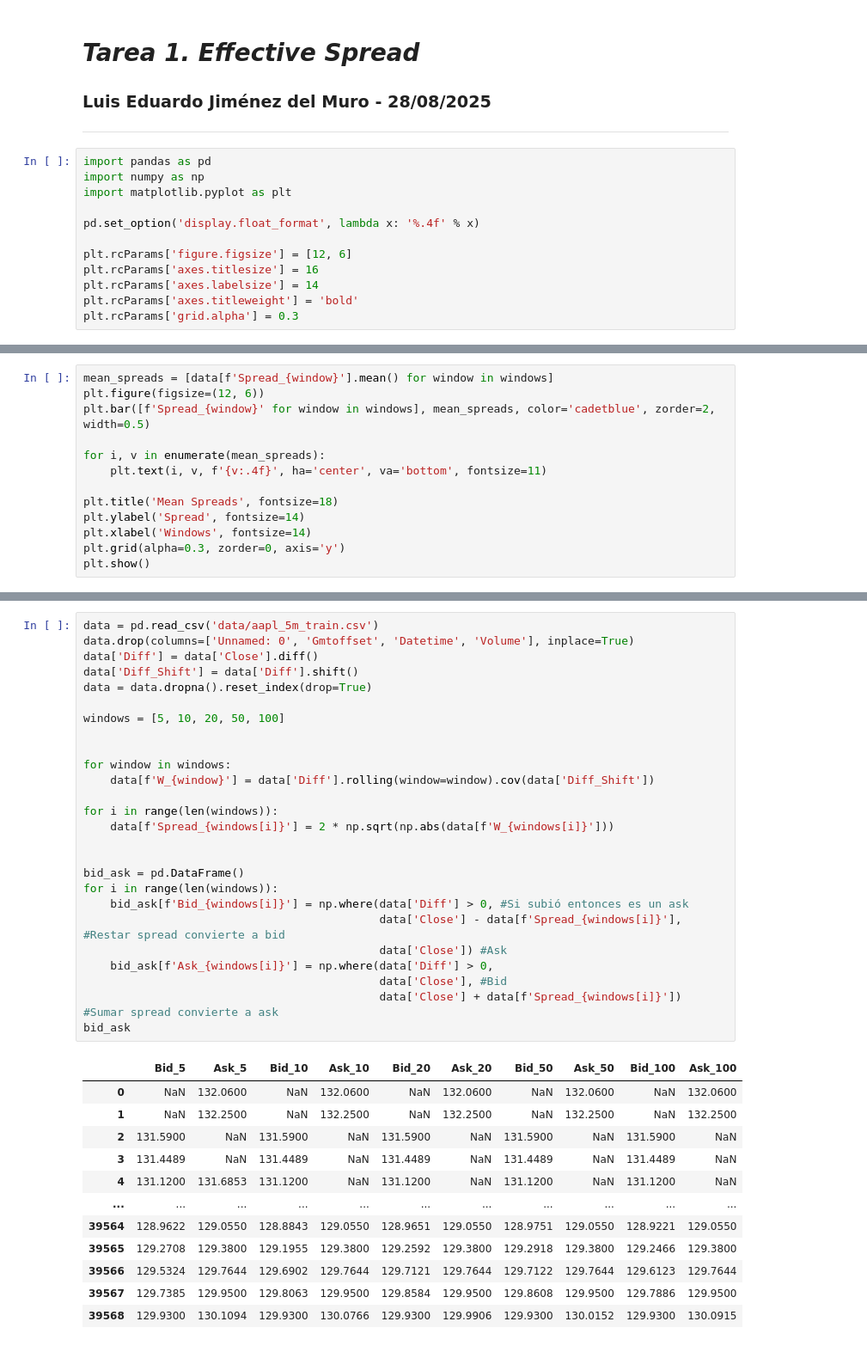
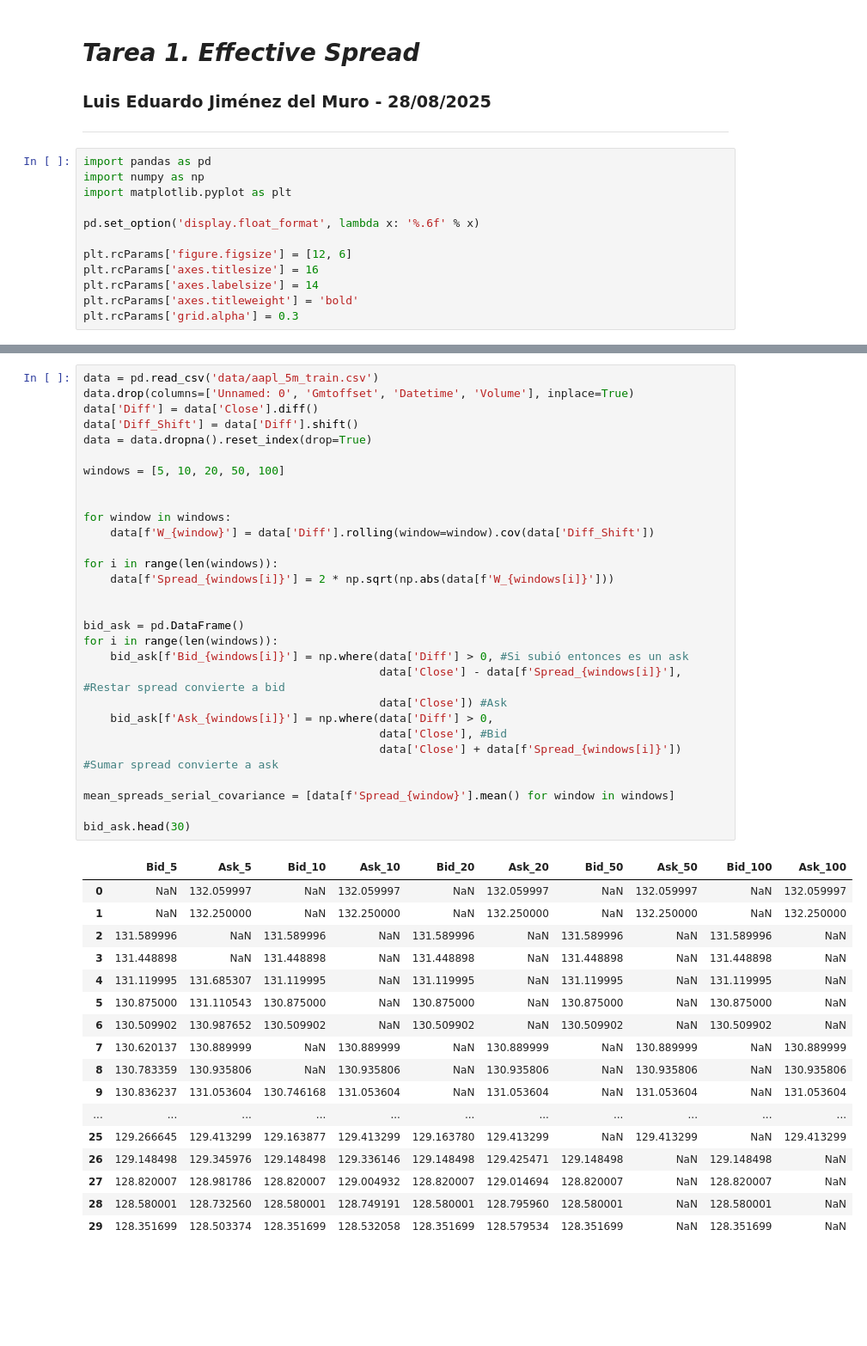
Before and after one commit to luisejdm/Microestructura_y_Sistemas_de_Trading, a Jupyter notebook: Tareas/Tarea01.ipynb, the cells around one changed output, grey strips where cells are left out. Shown at 86% size. Cells and saved outputs as stored; diff of their text form; blank space fills up the shorter version.

```diff
--- a/Tareas/Tarea01.ipynb
+++ b/Tareas/Tarea01.ipynb
@@ -9,7 +9,7 @@ import pandas as pd
 import numpy as np
 import matplotlib.pyplot as plt
 
-pd.set_option('display.float_format', lambda x: '%.4f' % x)
+pd.set_option('display.float_format', lambda x: '%.6f' % x)
 
 plt.rcParams['figure.figsize'] = [12, 6]
 plt.rcParams['axes.titlesize'] = 16
@@ -80,13 +74,0 @@ plt.show()
-# %%
-mean_spreads = [data[f'Spread_{window}'].mean() for window in windows]
-plt.figure(figsize=(12, 6))
-plt.bar([f'Spread_{window}' for window in windows], mean_spreads, color='cadetblue', zorder=2, width=0.5)
-
-for i, v in enumerate(mean_spreads):
-    plt.text(i, v, f'{v:.4f}', ha='center', va='bottom', fontsize=11)
-
-plt.title('Mean Spreads', fontsize=18)
-plt.ylabel('Spread', fontsize=14)
-plt.xlabel('Windows', fontsize=14)
-plt.grid(alpha=0.3, zorder=0, axis='y')
-plt.show()
@@ -97,39 +97,47 @@ plt.show()
 # %%
 data = pd.read_csv('data/aapl_5m_train.csv')
 data.drop(columns=['Unnamed: 0', 'Gmtoffset', 'Datetime', 'Volume'], inplace=True)
 data['Diff'] = data['Close'].diff()
 data['Diff_Shift'] = data['Diff'].shift()
 data = data.dropna().reset_index(drop=True)
 
 windows = [5, 10, 20, 50, 100]
 
 
 for window in windows:
     data[f'W_{window}'] = data['Diff'].rolling(window=window).cov(data['Diff_Shift'])
 
 for i in range(len(windows)):
     data[f'Spread_{windows[i]}'] = 2 * np.sqrt(np.abs(data[f'W_{windows[i]}']))
 
 
 bid_ask = pd.DataFrame()
 for i in range(len(windows)):
     bid_ask[f'Bid_{windows[i]}'] = np.where(data['Diff'] > 0, #Si subió entonces es un ask
                                             data['Close'] - data[f'Spread_{windows[i]}'], #Restar spread convierte a bid
                                             data['Close']) #Ask
     bid_ask[f'Ask_{windows[i]}'] = np.where(data['Diff'] > 0,
                                             data['Close'], #Bid
                                             data['Close'] + data[f'Spread_{windows[i]}']) #Sumar spread convierte a ask
-bid_ask
+
+mean_spreads_serial_covariance = [data[f'Spread_{window}'].mean() for window in windows]
+
+bid_ask.head(30)
 # %% [output]
 |  | Bid_5 | Ask_5 | Bid_10 | Ask_10 | Bid_20 | Ask_20 | Bid_50 | Ask_50 | Bid_100 | Ask_100 |
-| 0 | NaN | 132.0600 | NaN | 132.0600 | NaN | 132.0600 | NaN | 132.0600 | NaN | 132.0600 |
-| 1 | NaN | 132.2500 | NaN | 132.2500 | NaN | 132.2500 | NaN | 132.2500 | NaN | 132.2500 |
-| 2 | 131.5900 | NaN | 131.5900 | NaN | 131.5900 | NaN | 131.5900 | NaN | 131.5900 | NaN |
-| 3 | 131.4489 | NaN | 131.4489 | NaN | 131.4489 | NaN | 131.4489 | NaN | 131.4489 | NaN |
-| 4 | 131.1200 | 131.6853 | 131.1200 | NaN | 131.1200 | NaN | 131.1200 | NaN | 131.1200 | NaN |
+| 0 | NaN | 132.059997 | NaN | 132.059997 | NaN | 132.059997 | NaN | 132.059997 | NaN | 132.059997 |
+| 1 | NaN | 132.250000 | NaN | 132.250000 | NaN | 132.250000 | NaN | 132.250000 | NaN | 132.250000 |
+| 2 | 131.589996 | NaN | 131.589996 | NaN | 131.589996 | NaN | 131.589996 | NaN | 131.589996 | NaN |
+| 3 | 131.448898 | NaN | 131.448898 | NaN | 131.448898 | NaN | 131.448898 | NaN | 131.448898 | NaN |
+| 4 | 131.119995 | 131.685307 | 131.119995 | NaN | 131.119995 | NaN | 131.119995 | NaN | 131.119995 | NaN |
+| 5 | 130.875000 | 131.110543 | 130.875000 | NaN | 130.875000 | NaN | 130.875000 | NaN | 130.875000 | NaN |
+| 6 | 130.509902 | 130.987652 | 130.509902 | NaN | 130.509902 | NaN | 130.509902 | NaN | 130.509902 | NaN |
+| 7 | 130.620137 | 130.889999 | NaN | 130.889999 | NaN | 130.889999 | NaN | 130.889999 | NaN | 130.889999 |
+| 8 | 130.783359 | 130.935806 | NaN | 130.935806 | NaN | 130.935806 | NaN | 130.935806 | NaN | 130.935806 |
+| 9 | 130.836237 | 131.053604 | 130.746168 | 131.053604 | NaN | 131.053604 | NaN | 131.053604 | NaN | 131.053604 |
 | ... | ... | ... | ... | ... | ... | ... | ... | ... | ... | ... |
-| 39564 | 128.9622 | 129.0550 | 128.8843 | 129.0550 | 128.9651 | 129.0550 | 128.9751 | 129.0550 | 128.9221 | 129.0550 |
-| 39565 | 129.2708 | 129.3800 | 129.1955 | 129.3800 | 129.2592 | 129.3800 | 129.2918 | 129.3800 | 129.2466 | 129.3800 |
-| 39566 | 129.5324 | 129.7644 | 129.6902 | 129.7644 | 129.7121 | 129.7644 | 129.7122 | 129.7644 | 129.6123 | 129.7644 |
-| 39567 | 129.7385 | 129.9500 | 129.8063 | 129.9500 | 129.8584 | 129.9500 | 129.8608 | 129.9500 | 129.7886 | 129.9500 |
-| 39568 | 129.9300 | 130.1094 | 129.9300 | 130.0766 | 129.9300 | 129.9906 | 129.9300 | 130.0152 | 129.9300 | 130.0915 |
+| 25 | 129.266645 | 129.413299 | 129.163877 | 129.413299 | 129.163780 | 129.413299 | NaN | 129.413299 | NaN | 129.413299 |
+| 26 | 129.148498 | 129.345976 | 129.148498 | 129.336146 | 129.148498 | 129.425471 | 129.148498 | NaN | 129.148498 | NaN |
+| 27 | 128.820007 | 128.981786 | 128.820007 | 129.004932 | 128.820007 | 129.014694 | 128.820007 | NaN | 128.820007 | NaN |
+| 28 | 128.580001 | 128.732560 | 128.580001 | 128.749191 | 128.580001 | 128.795960 | 128.580001 | NaN | 128.580001 | NaN |
+| 29 | 128.351699 | 128.503374 | 128.351699 | 128.532058 | 128.351699 | 128.579534 | 128.351699 | NaN | 128.351699 | NaN |
```
Also changed, not shown: parts of 14 cells of this notebook.
